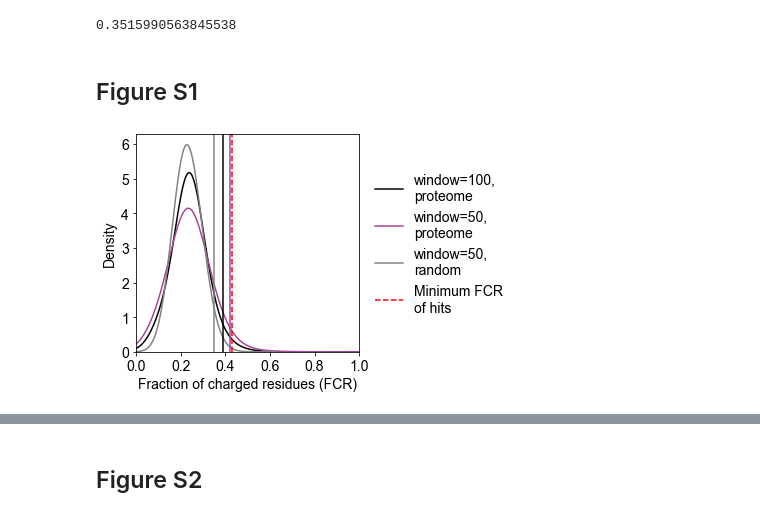
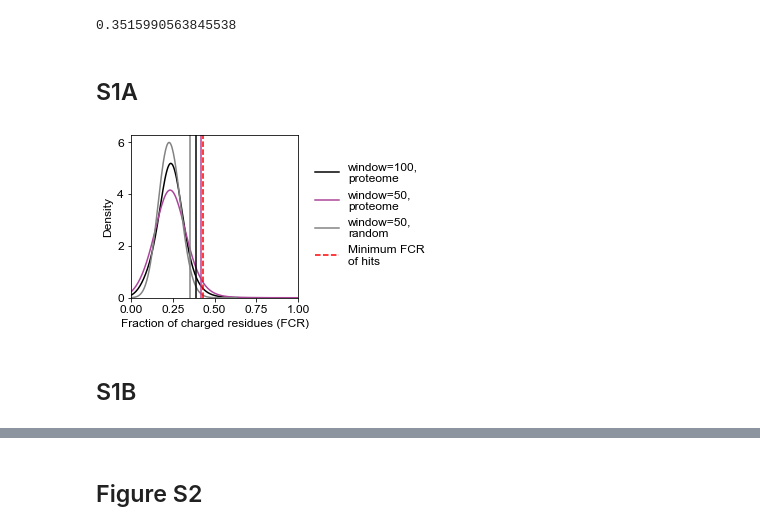
Before and after one commit to rosalindpan/hcrpaper, a Jupyter notebook: figures/FigureS1.ipynb, the cells around one changed output, grey strips where cells are left out. Saved outputs shown, nothing was run; the diff lists cells and outputs as text; code cells hidden in the pictures.

Commit message:
supp figures

```diff
--- a/figures/FigureS1.ipynb
+++ b/figures/FigureS1.ipynb
@@ -18,7 +18,7 @@ import matplotlib.pyplot as plt
 import seaborn as sns
 from IPython.display import Image
 
-plt.rcParams.update({'font.size': 14})
+plt.rcParams.update({'font.size': 12})
 plt.rcParams['font.family'] = 'sans-serif'
 plt.rcParams['font.sans-serif'] = "Arial"
 
@@ -180,27 +180,29 @@ fcnull50_2sigma = fcnull50_mean + 2*fcnull50_sigma
 fcnull50_2sigma
 # %% [output]
 0.3515990563845538
-# %% [markdown]
-## Figure S1
+# %% [markdown]
+## S1A
 # %%
-fig, ax = plt.subplots(figsize=(4,4))
+fig, ax = plt.subplots(figsize=(3,3))
 
 sns.kdeplot(scer_fclist100, bw_method=0.5, color = 'black', label = "window=100,\nproteome")
 sns.kdeplot(scer_fclist50, bw_method=0.5, color = cscheme["cr"], label = "window=50,\nproteome")
 sns.kdeplot(scernull_fclist, bw_method=0.5, color=cscheme["dis"], label = "window=50,\nrandom")
 
 ax.axvline(x=fc100_2sigma, ymin=0, ymax=100000, color = "black")
 ax.axvline(x=fc50_2sigma, ymin=0, ymax=100000, color=cscheme["cr"])
 ax.axvline(x=fcnull50_2sigma, ymin=0, ymax=100000, color = cscheme["dis"])
 ax.axvline(x=np.min(df['frac.charge']), ymin=0, ymax=100000, color = "red", ls='--', label="Minimum FCR\nof hits")
 
 ax.set_xlabel('Fraction of charged residues (FCR)')
 ax.set_xlim((0,1))
 ax.set_ylabel('Density')
-plt.legend(bbox_to_anchor=(1.7, 0.88), frameon=False)
+plt.legend(bbox_to_anchor=(1.82, 0.9), frameon=False)
 
 #plt.tight_layout()
 plt.savefig('./plots/FigureS1A.png', dpi=300, bbox_inches='tight')
 plt.show()
 # %% [output]
-[figure, old version]
+[figure, new version]
+# %% [markdown]
+## S1B
```
Also changed, not shown: parts of 7 cells of this notebook, 30 other files.
